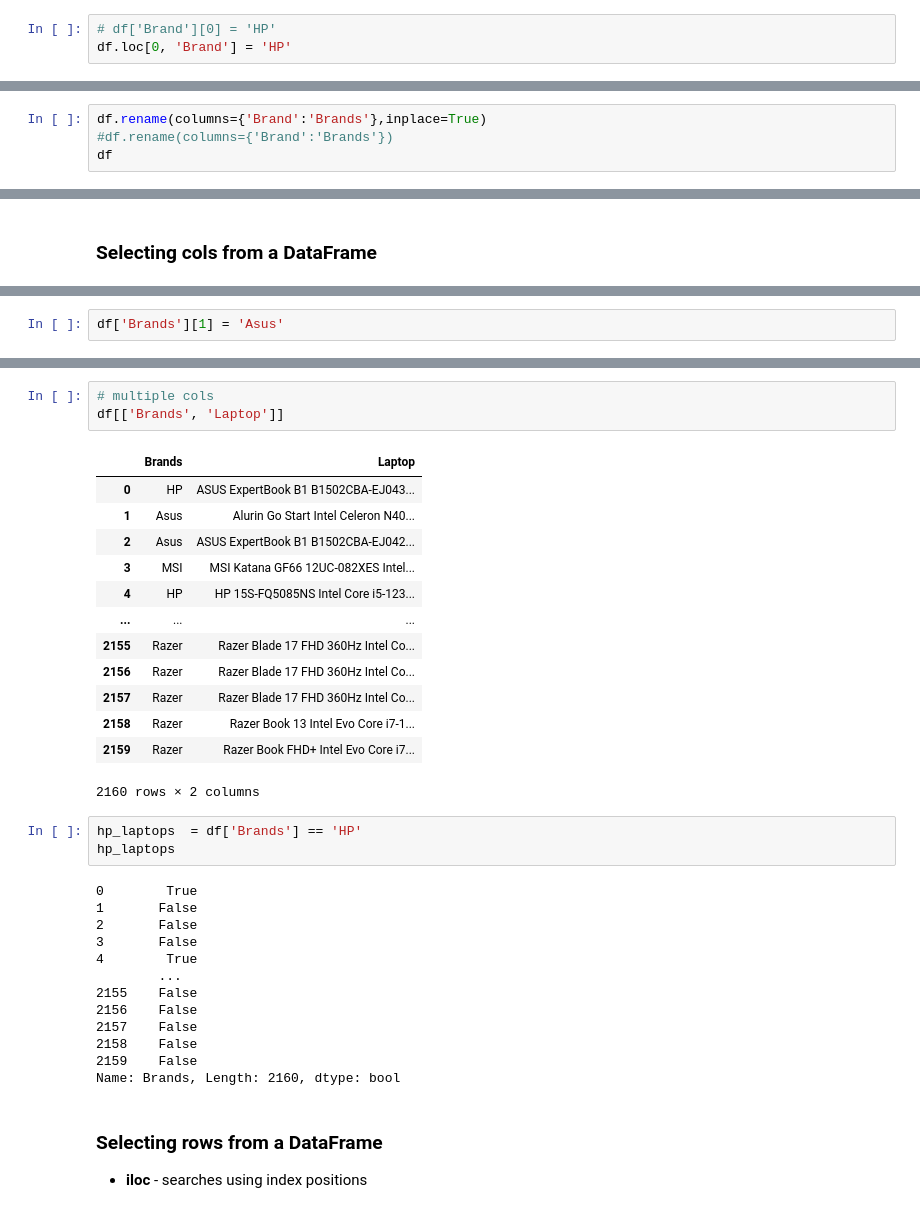
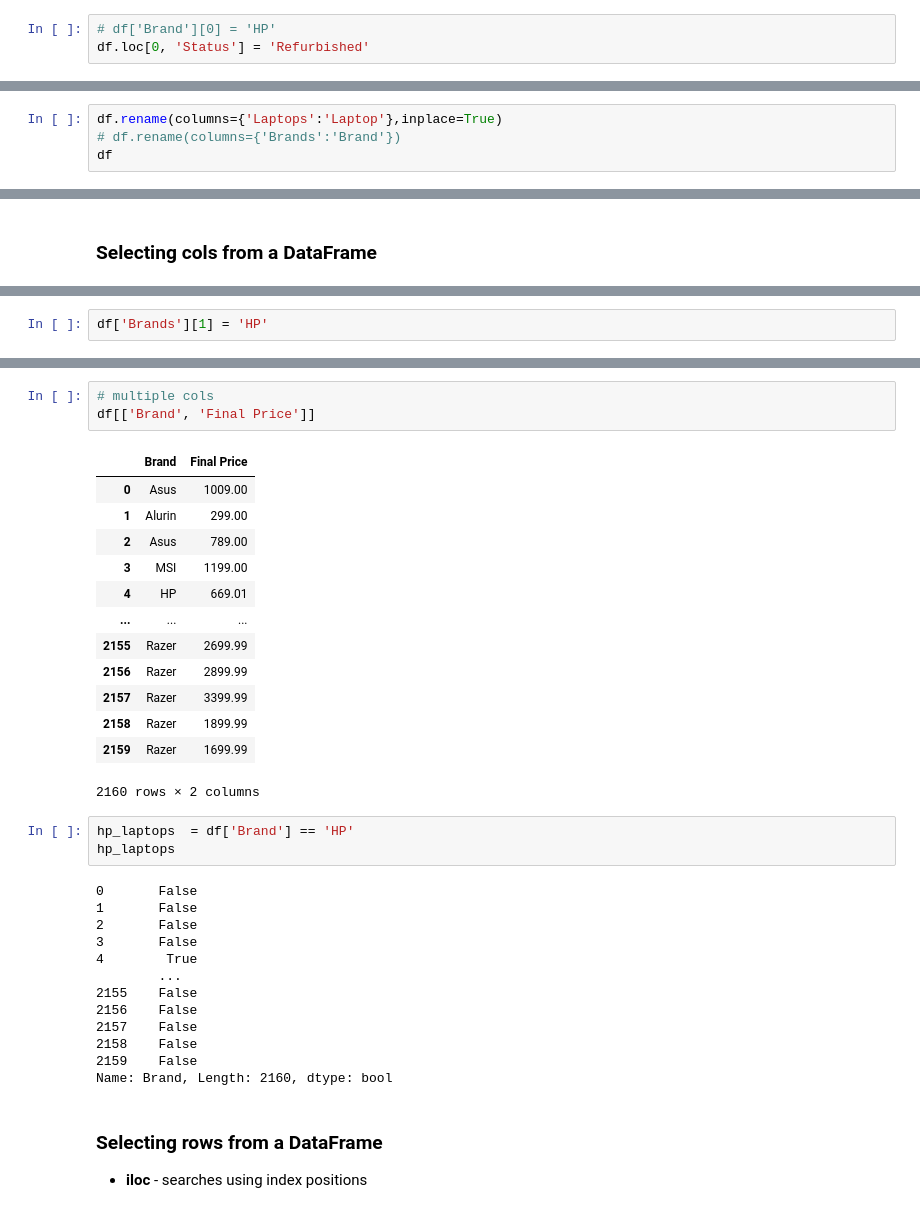
Before and after one commit to Owaisk23/Python-Numpy-Pandas, a Jupyter notebook: pandas_fundamentals.ipynb, the cells around one changed output, grey strips where cells are left out. Cells and saved outputs as stored; diff of their text form.

```diff
--- a/pandas_fundamentals.ipynb
+++ b/pandas_fundamentals.ipynb
@@ -220,7 +212,7 @@ df
 2160 rows × 12 columns
 # %%
 # df['Brand'][0] = 'HP'
-df.loc[0, 'Brand'] = 'HP'
+df.loc[0, 'Status'] = 'Refurbished'
 # %%
 df
 # %% [output]
@@ -253,7 +245,7 @@ df['Brand']
 2159     Razer
 Name: Brand, Length: 2160, dtype: object
 # %%
-df.rename(columns={'Brand':'Brands'},inplace=True)
-#df.rename(columns={'Brand':'Brands'})
+df.rename(columns={'Laptops':'Laptop'},inplace=True)
+# df.rename(columns={'Brands':'Brand'})
 df
 # %% [output]
@@ -295,3 +287,3 @@ df['Brands'][1]
 # %%
-df['Brands'][1] = 'Asus'
+df['Brands'][1] = 'HP'
 # %% [output]
@@ -302,25 +304,25 @@ See the caveats in the documentation: https://pandas.pydata.org/pandas-docs/stab
 # %%
 # multiple cols
-df[['Brands', 'Laptop']]
+df[['Brand', 'Final Price']]
 # %% [output]
-|  | Brands | Laptop |
-| 0 | HP | ASUS ExpertBook B1 B1502CBA-EJ043... |
-| 1 | Asus | Alurin Go Start Intel Celeron N40... |
-| 2 | Asus | ASUS ExpertBook B1 B1502CBA-EJ042... |
-| 3 | MSI | MSI Katana GF66 12UC-082XES Intel... |
-| 4 | HP | HP 15S-FQ5085NS Intel Core i5-123... |
+|  | Brand | Final Price |
+| 0 | Asus | 1009.00 |
+| 1 | Alurin | 299.00 |
+| 2 | Asus | 789.00 |
+| 3 | MSI | 1199.00 |
+| 4 | HP | 669.01 |
 | ... | ... | ... |
-| 2155 | Razer | Razer Blade 17 FHD 360Hz Intel Co... |
-| 2156 | Razer | Razer Blade 17 FHD 360Hz Intel Co... |
-| 2157 | Razer | Razer Blade 17 FHD 360Hz Intel Co... |
-| 2158 | Razer | Razer Book 13 Intel Evo Core i7-1... |
-| 2159 | Razer | Razer Book FHD+ Intel Evo Core i7... |
+| 2155 | Razer | 2699.99 |
+| 2156 | Razer | 2899.99 |
+| 2157 | Razer | 3399.99 |
+| 2158 | Razer | 1899.99 |
+| 2159 | Razer | 1699.99 |
 2160 rows × 2 columns
 # %%
-hp_laptops  = df['Brands'] == 'HP'
+hp_laptops  = df['Brand'] == 'HP'
 hp_laptops
 # %% [output]
-0        True
+0       False
 1       False
 2       False
 3       False
@@ -331,7 +333,7 @@ hp_laptops
 2157    False
 2158    False
 2159    False
-Name: Brands, Length: 2160, dtype: bool
+Name: Brand, Length: 2160, dtype: bool
 # %% [markdown]
 ### Selecting rows from a DataFrame
 
```
Also changed, not shown: parts of 15 cells of this notebook, 23 other files.
